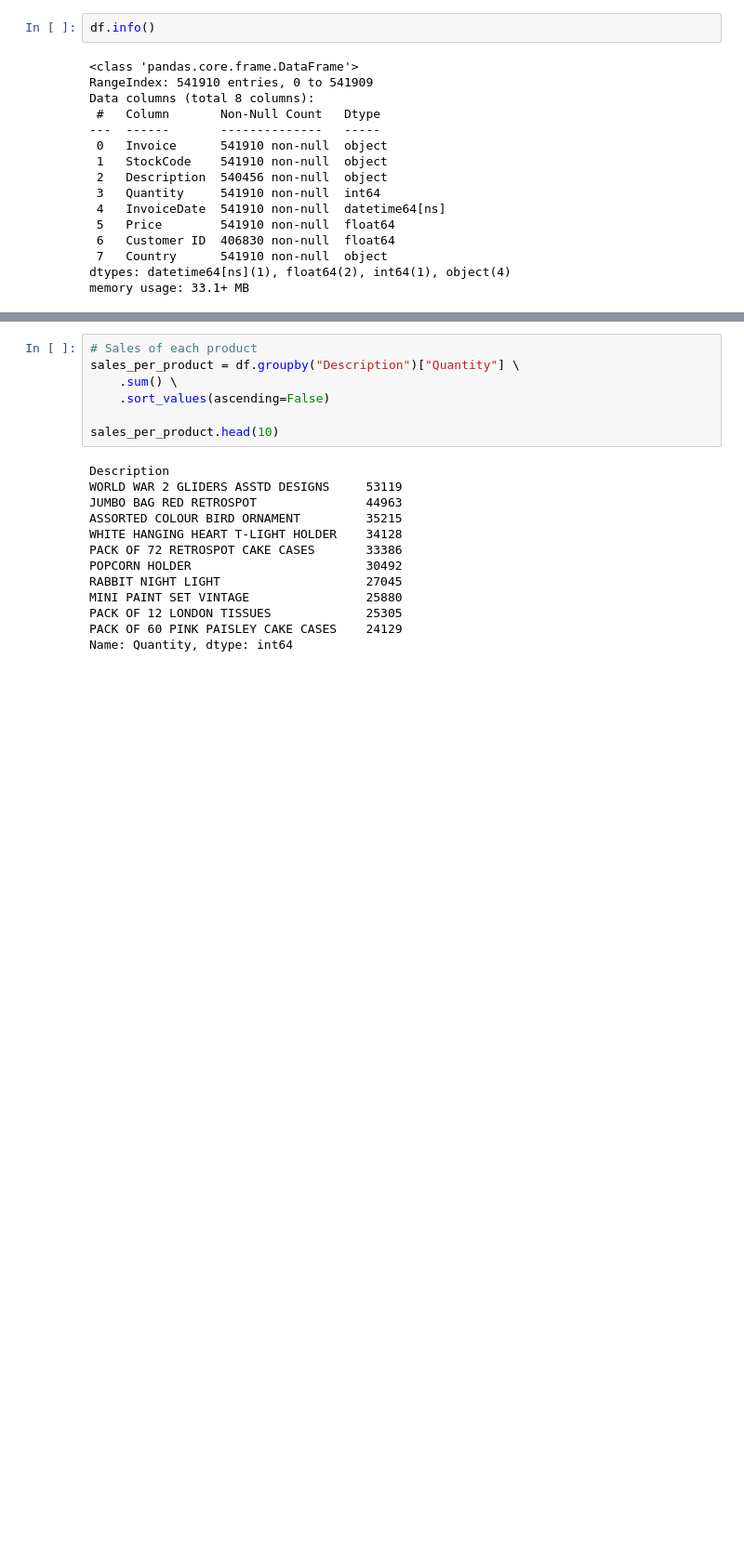
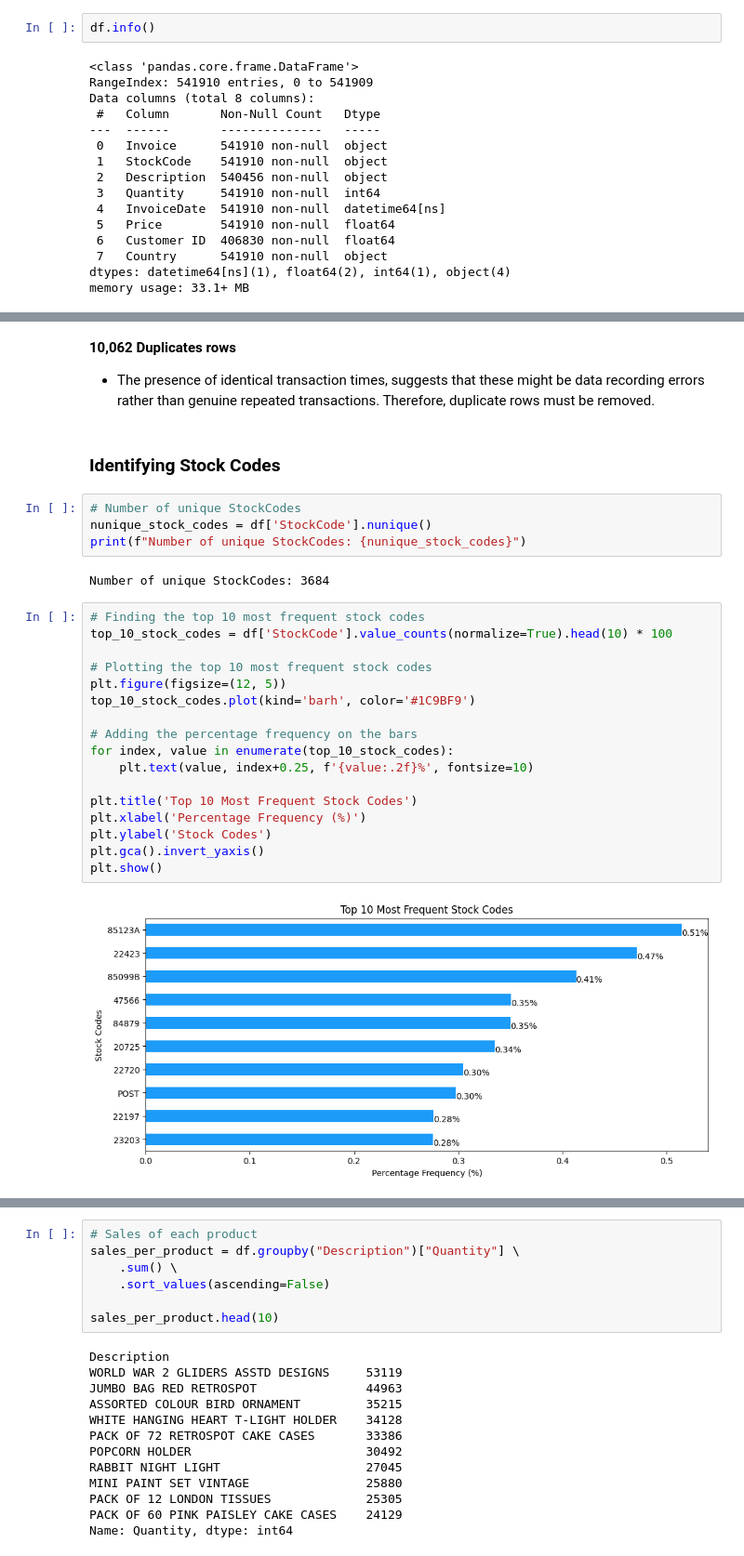
Before and after one commit to EduardoC15/Customer-Segmentation-for-e-commerce, a Jupyter notebook: e-commerce_EDA/e-commerce_RFM_Segmentation.ipynb, the cells around one changed output, grey strips where cells are left out. Shown at 93% size. Drawn from its saved outputs; the diff is of its cells as text; blank space fills up the shorter version.

```diff
--- a/e-commerce_EDA/e-commerce_RFM_Segmentation.ipynb
+++ b/e-commerce_EDA/e-commerce_RFM_Segmentation.ipynb
@@ -98,3 +137,33 @@ Data columns (total 8 columns):
  7   Country      401605 non-null  object
 dtypes: datetime64[ns](1), float64(2), int64(1), object(4)
 memory usage: 27.6+ MB
+# %% [markdown]
+**10,062 Duplicates rows**
+- The presence of identical transaction times, suggests that these might be data recording errors rather than genuine repeated transactions. Therefore, duplicate rows must be removed.
+# %% [markdown]
+### Identifying Stock Codes
+# %%
+# Number of unique StockCodes
+nunique_stock_codes = df['StockCode'].nunique()
+print(f"Number of unique StockCodes: {nunique_stock_codes}")
+# %% [output]
+Number of unique StockCodes: 3684
+# %%
+# Finding the top 10 most frequent stock codes
+top_10_stock_codes = df['StockCode'].value_counts(normalize=True).head(10) * 100
+
+# Plotting the top 10 most frequent stock codes
+plt.figure(figsize=(12, 5))
+top_10_stock_codes.plot(kind='barh', color='#1C9BF9')
+
+# Adding the percentage frequency on the bars
+for index, value in enumerate(top_10_stock_codes):
+    plt.text(value, index+0.25, f'{value:.2f}%', fontsize=10)
+
+plt.title('Top 10 Most Frequent Stock Codes')
+plt.xlabel('Percentage Frequency (%)')
+plt.ylabel('Stock Codes')
+plt.gca().invert_yaxis()
+plt.show()
+# %% [output]
+[figure, added]
```
Also changed, not shown: parts of 51 cells of this notebook, 1 other file.
